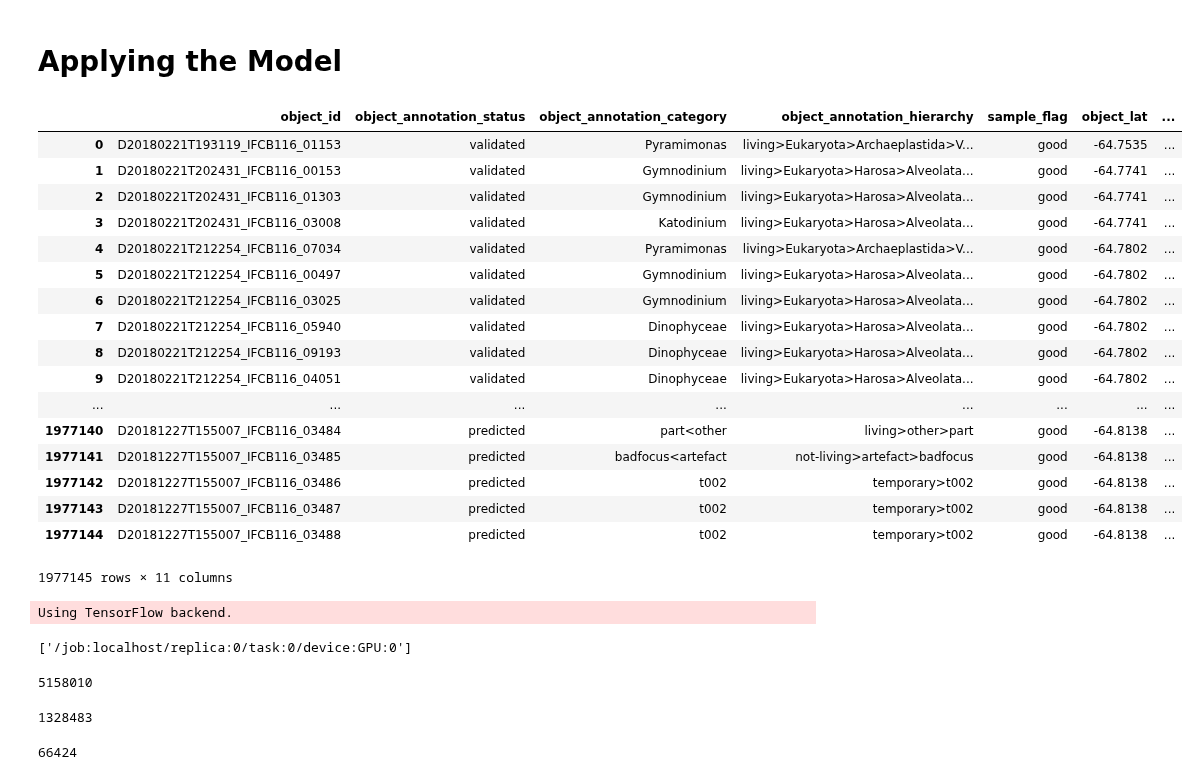
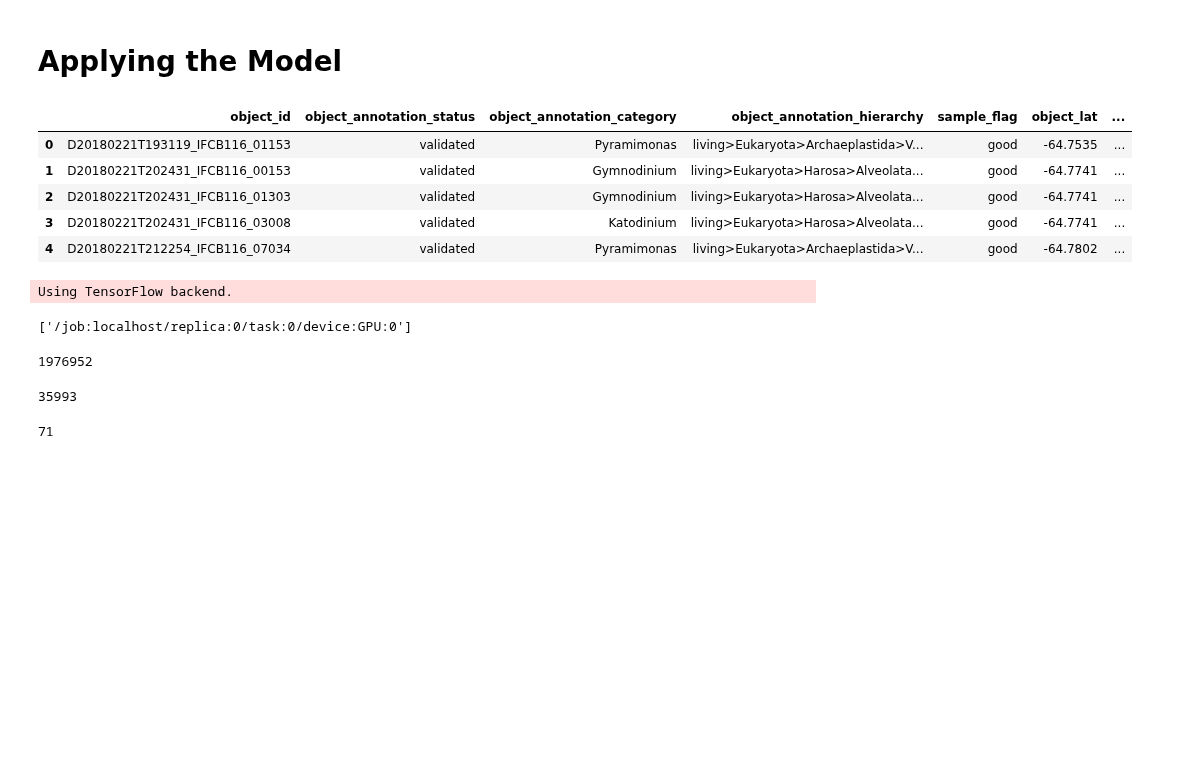
Before and after one commit to patrickcgray/deep_ifcb, a Jupyter notebook: python/model_predictions.ipynb, the cells around one changed output. Saved outputs shown, nothing was run; the diff lists cells and outputs as text; code cells hidden in the pictures; blank space fills up the shorter version.

```diff
--- a/python/model_predictions.ipynb
+++ b/python/model_predictions.ipynb
@@ -7,27 +7,18 @@ import matplotlib.pyplot as plt
 # %%
 img_md_subset = pd.read_csv('../../../Data/ifcb_ecotaxa_subset_merged.csv')
 img_md_subset = img_md_subset.drop('Unnamed: 0', 1)
+# %%
+# For now only using validated images
+img_md_subset = img_md_subset[img_md_subset.object_annotation_status == 'validated']
 # %%
-img_md_subset
+img_md_subset.head()
 # %% [output]
 |  | object_id | object_annotation_status | object_annotation_category | object_annotation_hierarchy | sample_flag | object_lat | ... |
 | 0 | D20180221T193119_IFCB116_01153 | validated | Pyramimonas | living>Eukaryota>Archaeplastida>V... | good | -64.7535 | ... |
 | 1 | D20180221T202431_IFCB116_00153 | validated | Gymnodinium | living>Eukaryota>Harosa>Alveolata... | good | -64.7741 | ... |
 | 2 | D20180221T202431_IFCB116_01303 | validated | Gymnodinium | living>Eukaryota>Harosa>Alveolata... | good | -64.7741 | ... |
 | 3 | D20180221T202431_IFCB116_03008 | validated | Katodinium | living>Eukaryota>Harosa>Alveolata... | good | -64.7741 | ... |
 | 4 | D20180221T212254_IFCB116_07034 | validated | Pyramimonas | living>Eukaryota>Archaeplastida>V... | good | -64.7802 | ... |
-| 5 | D20180221T212254_IFCB116_00497 | validated | Gymnodinium | living>Eukaryota>Harosa>Alveolata... | good | -64.7802 | ... |
-| 6 | D20180221T212254_IFCB116_03025 | validated | Gymnodinium | living>Eukaryota>Harosa>Alveolata... | good | -64.7802 | ... |
-| 7 | D20180221T212254_IFCB116_05940 | validated | Dinophyceae | living>Eukaryota>Harosa>Alveolata... | good | -64.7802 | ... |
-| 8 | D20180221T212254_IFCB116_09193 | validated | Dinophyceae | living>Eukaryota>Harosa>Alveolata... | good | -64.7802 | ... |
-| 9 | D20180221T212254_IFCB116_04051 | validated | Dinophyceae | living>Eukaryota>Harosa>Alveolata... | good | -64.7802 | ... |
-| ... | ... | ... | ... | ... | ... | ... | ... |
-| 1977140 | D20181227T155007_IFCB116_03484 | predicted | part<other | living>other>part | good | -64.8138 | ... |
-| 1977141 | D20181227T155007_IFCB116_03485 | predicted | badfocus<artefact | not-living>artefact>badfocus | good | -64.8138 | ... |
-| 1977142 | D20181227T155007_IFCB116_03486 | predicted | t002 | temporary>t002 | good | -64.8138 | ... |
-| 1977143 | D20181227T155007_IFCB116_03487 | predicted | t002 | temporary>t002 | good | -64.8138 | ... |
-| 1977144 | D20181227T155007_IFCB116_03488 | predicted | t002 | temporary>t002 | good | -64.8138 | ... |
-1977145 rows × 11 columns
 # %%
 from keras import backend as K
 K.tensorflow_backend._get_available_gpus()
@@ -37,7 +28,7 @@ Using TensorFlow backend.
 # %%
 import glob, os
 
-file_dir = '../../../Data/all_imagery/'
+file_dir = '../../../Data/140920_export/'
 
 os.chdir(file_dir)
 fn_list = []
@@ -51,8 +42,8 @@ fn_edit = [x[:-4] for x in fn_list]
 available_subset = img_md_subset[img_md_subset['object_id'].isin(fn_edit)]
 len(available_subset)
 # %% [output]
-5158010
+1976952
-1328483
+35993
 # %%
 class_id_dict = {'Amphiprora': 0,
  'Bacillariophyceae': 1,
@@ -127,11 +118,14 @@ class_id_dict = {'Amphiprora': 0,
  'temp cylindrotheca': 70}
 
 id_class_dict = dict((v,k) for k,v in class_id_dict.items())
+# %%
+len(class_id_dict)
+# %% [output]
+71
 # %%
 frac = 0.05
 int(len(available_subset) * frac)
+frac = 1
-# %% [output]
-66424
 # %%
 from tensorflow.keras.preprocessing import image
 import numpy as np
```
Also changed, not shown: parts of 11 cells of this notebook.
